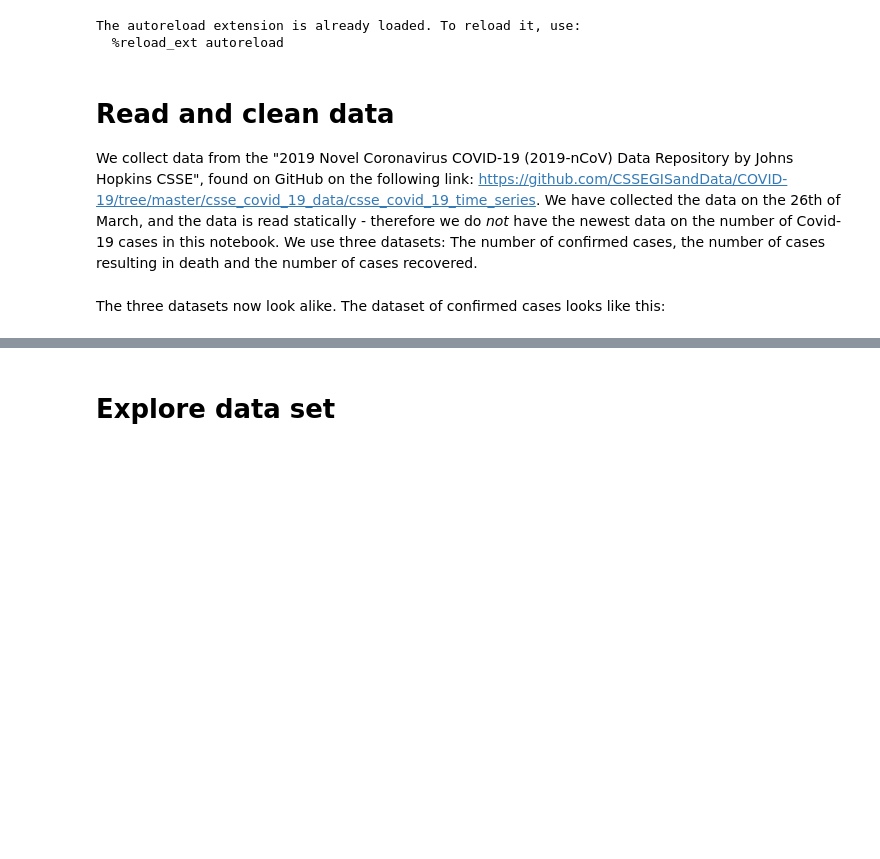
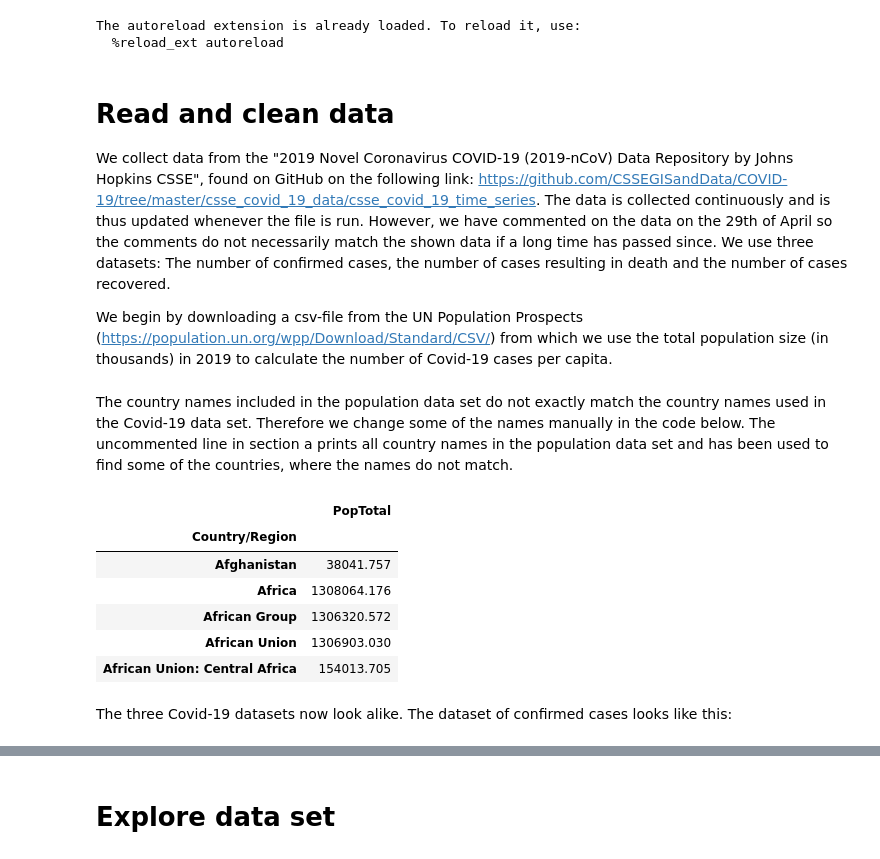
Before and after one commit to NumEconCopenhagen/projects-2020-mathilde-mathilde, a Jupyter notebook: dataproject/dataproject.ipynb, the cells around one changed output, grey strips where cells are left out. Cells and saved outputs as stored; diff of their text form; code cells hidden in the pictures; blank space fills up the shorter version.

```diff
--- a/dataproject/dataproject.ipynb
+++ b/dataproject/dataproject.ipynb
@@ -26,5 +20,37 @@ The autoreload extension is already loaded. To reload it, use:
 # %% [markdown]
 # Read and clean data
 
-We collect data from the "2019 Novel Coronavirus COVID-19 (2019-nCoV) Data Repository by Johns Hopkins CSSE", found on GitHub on the following link: https://github.com/CSSEGISandData/COVID-19/tree/master/csse_covid_19_data/csse_covid_19_time_series. We have collected the data on the 26th of March, and the data is read statically - therefore we do *not* have the newest data on the number of Covid-19 cases in this notebook. We use three datasets: The number of confirmed cases, the number of cases resulting in death and the number of cases recovered.
+We collect data from the "2019 Novel Coronavirus COVID-19 (2019-nCoV) Data Repository by Johns Hopkins CSSE", found on GitHub on the following link: https://github.com/CSSEGISandData/COVID-19/tree/master/csse_covid_19_data/csse_covid_19_time_series. The data is collected continuously and is thus updated whenever the file is run. However, we have commented on the data on the 29th of April so the comments do not necessarily match the shown data if a long time has passed since.
+We use three datasets: The number of confirmed cases, the number of cases resulting in death and the number of cases recovered.
+
+We begin by downloading a csv-file from the UN Population Prospects (https://population.un.org/wpp/Download/Standard/CSV/) from which we use the total population size (in thousands) in 2019 to calculate the number of Covid-19 cases per capita.
+# %%
+# a. Load population data from UN
+population = pd.read_csv('data/WPP2019_TotalPopulationBySex.csv')
+
+# b. Select population in 2019 and only countries and population size
+population = population.loc[population['Time']==2019]
+PopTotal = population[['Location','PopTotal']].set_index('Location')
+PopTotal.index.rename('Country/Region', inplace=True)
+# %% [markdown]
+The country names included in the population data set do not exactly match the country names used in the Covid-19 data set. Therefore we change some of the names manually in the code below. The uncommented line in section a prints all country names in the population data set and has been used to find some of the countries, where the names do not match.
+# %%
+# a. Show country names included in the population data set
+# print(PopTotal.index.values)
+
+# b. Rename countries to match with Covid-19 data
+PopTotal.rename({'United States of America': 'US',
+                 'Viet Nam': 'Vietnam',
+                 'Iran (Islamic Republic of)': 'Iran'}, inplace = True)
+
+# c. Show the resulting dataframe
+PopTotal.head()
+# %% [output]
+|  | PopTotal |
+| Country/Region |  |
+| Afghanistan | 38041.757 |
+| Africa | 1308064.176 |
+| African Group | 1306320.572 |
+| African Union | 1306903.030 |
+| African Union: Central Africa | 154013.705 |
 # %%
@@ -44,7 +70,7 @@ df_confirmed = df_confirmed.groupby('Country/Region').sum()
 df_deaths = df_deaths.groupby('Country/Region').sum()
 df_recovered = df_recovered.groupby('Country/Region').sum()
 # %% [markdown]
-The three datasets now look alike. The dataset of confirmed cases looks like this:
+The three Covid-19 datasets now look alike. The dataset of confirmed cases looks like this:
 # %%
 df_confirmed.head()
 # %% [output]
```
Also changed, not shown: parts of 26 cells of this notebook, 8 other files.
